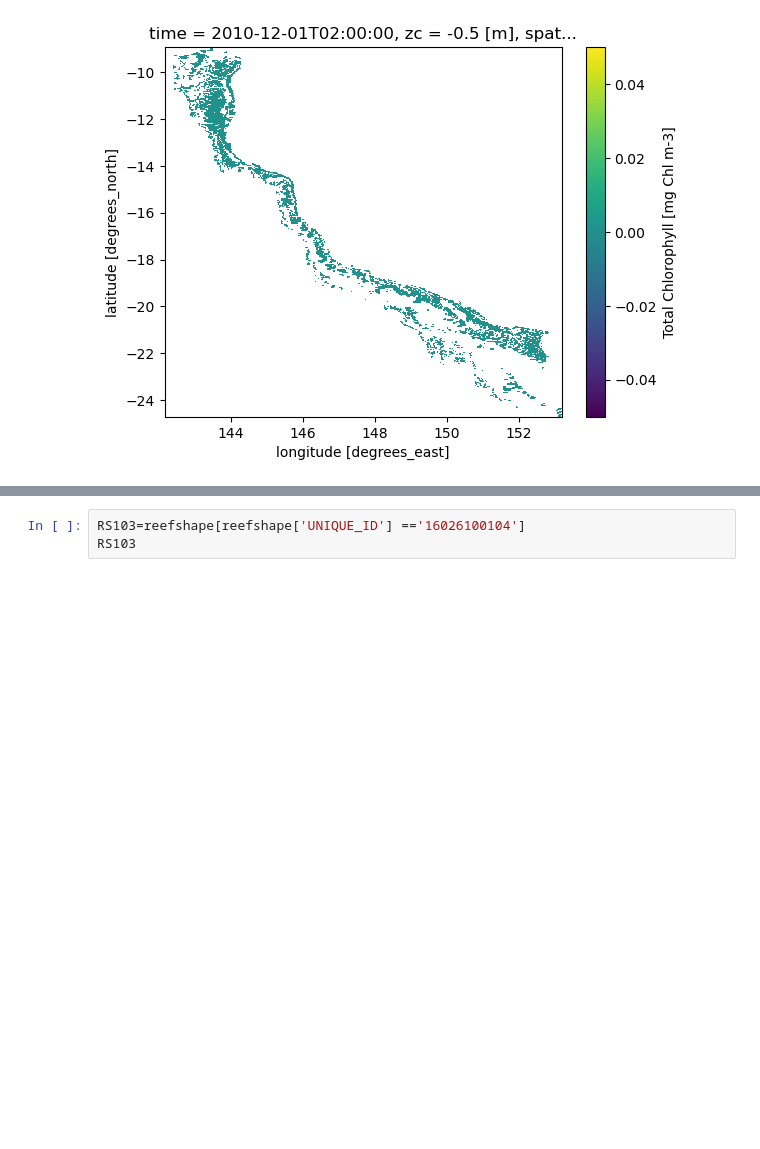
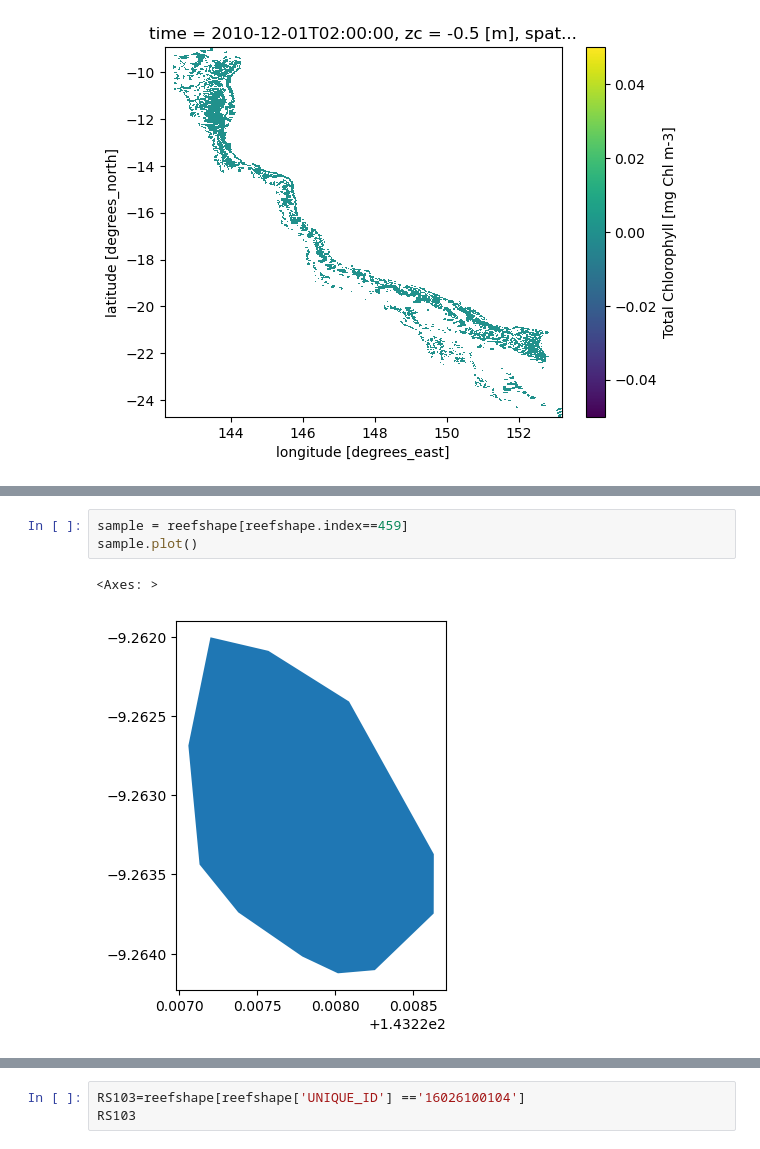
Before and after one commit to oceanhackweek/ohw24_extract_cube_data_overlap_poly_au, a Jupyter notebook: gbreef_fast.ipynb, the cells around one changed output, grey strips where cells are left out. Cells and saved outputs as stored; diff of their text form; blank space fills up the shorter version.

```diff
--- a/gbreef_fast.ipynb
+++ b/gbreef_fast.ipynb
@@ -137,0 +159,6 @@ data_clipped.Chl_a_sum.isel(time=0,k=3).plot()
+# %%
+sample = reefshape[reefshape.index==459]
+sample.plot()
+# %% [output]
+<Axes: >
+[figure, added]
```
Also changed, not shown: parts of 23 cells of this notebook.
